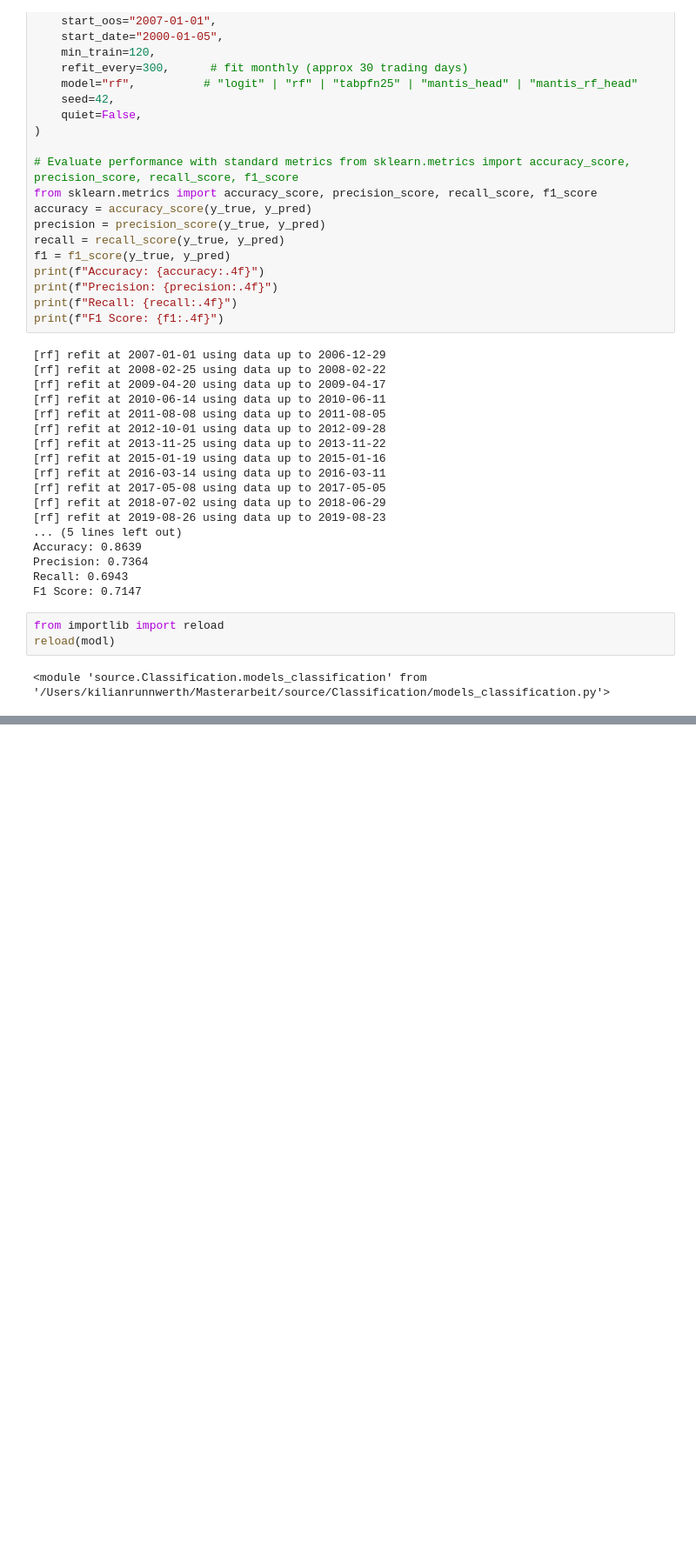
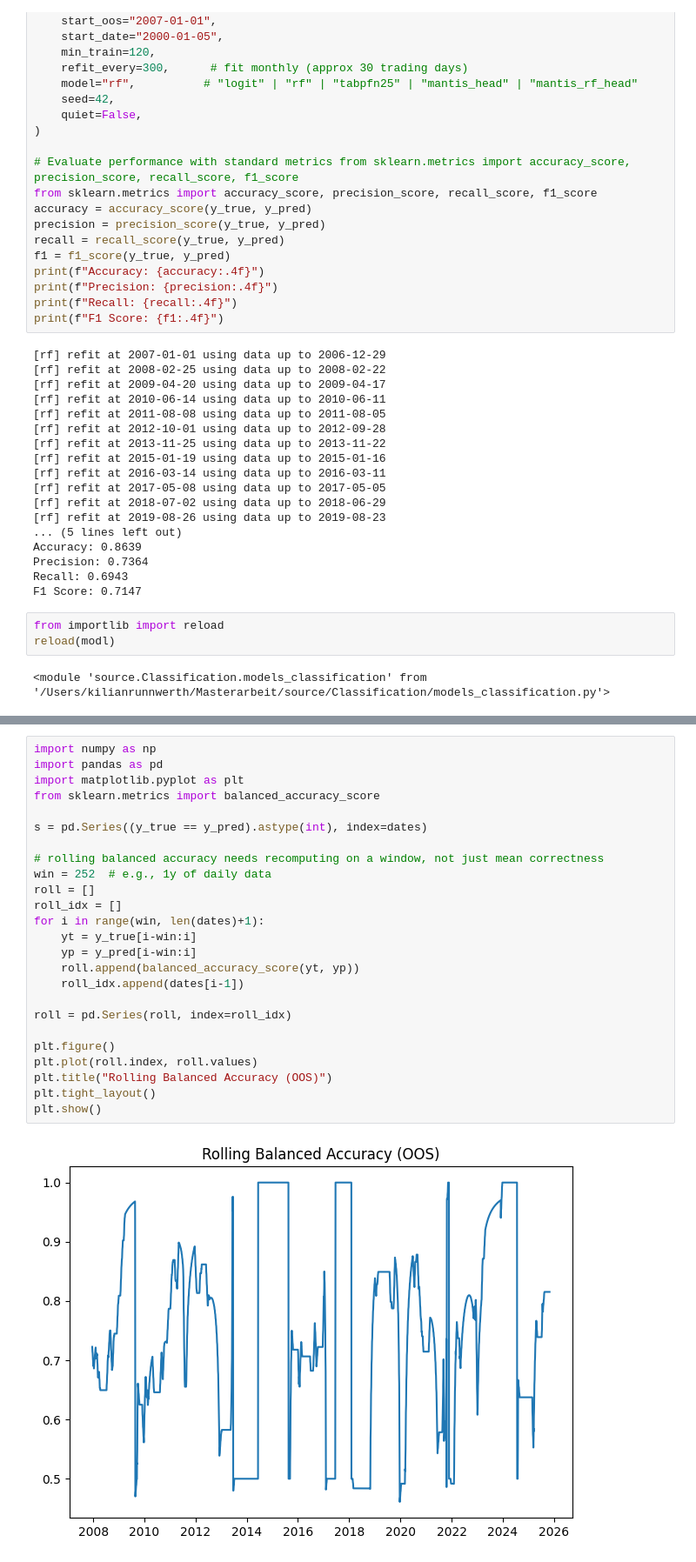
Before and after one commit to KiliTili/Masterarbeit, a Jupyter notebook: Notebooks/Benchmark/modelling_classification_msci_new.ipynb, the cells around one changed output, grey strips where cells are left out. Shown at 87% size. Saved outputs shown, nothing was run; the diff lists cells and outputs as text; blank space fills up the shorter version.

```diff
--- a/Notebooks/Benchmark/modelling_classification_msci_new.ipynb
+++ b/Notebooks/Benchmark/modelling_classification_msci_new.ipynb
@@ -240,0 +290,27 @@ plt.show()
+# %%
+import numpy as np
+import pandas as pd
+import matplotlib.pyplot as plt
+from sklearn.metrics import balanced_accuracy_score
+
+s = pd.Series((y_true == y_pred).astype(int), index=dates)
+
+# rolling balanced accuracy needs recomputing on a window, not just mean correctness
+win = 252  # e.g., 1y of daily data
+roll = []
+roll_idx = []
+for i in range(win, len(dates)+1):
+    yt = y_true[i-win:i]
+    yp = y_pred[i-win:i]
+    roll.append(balanced_accuracy_score(yt, yp))
+    roll_idx.append(dates[i-1])
+
+roll = pd.Series(roll, index=roll_idx)
+
+plt.figure()
+plt.plot(roll.index, roll.values)
+plt.title("Rolling Balanced Accuracy (OOS)")
+plt.tight_layout()
+plt.show()
+# %% [output]
+[figure, added]
```
Also changed, not shown: parts of 6 cells of this notebook, 2 other files.
